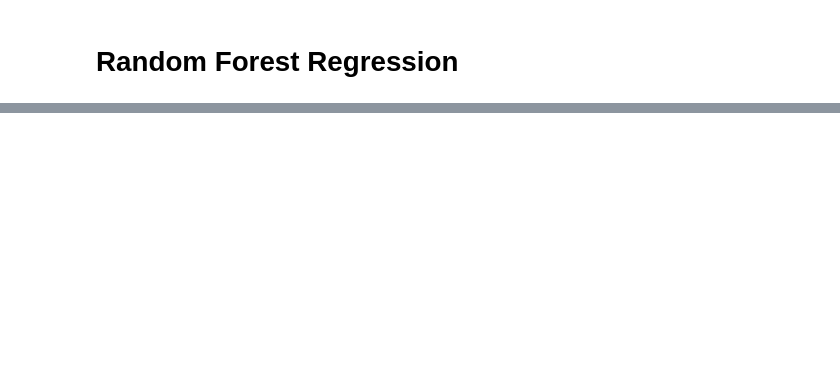
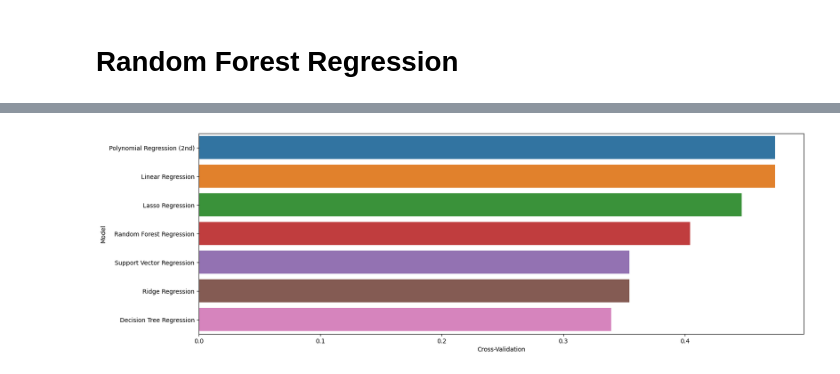
Before and after one commit to Victor-kithinji/Machine-Learning-Projects, a Jupyter notebook: HousingPrices.ipynb, the cells around one changed output, grey strips where cells are left out. Cells and saved outputs as stored; diff of their text form; code cells hidden in the pictures; blank space fills up the shorter version.

Commit message:
Regression models

```diff
--- a/HousingPrices.ipynb
+++ b/HousingPrices.ipynb
@@ -260,2 +319,6 @@ print('RMSE: ', rmse_ridge)
 # %% [markdown]
 # Random Forest Regression
+# %%
+from sklearn.ensemble import RandomForestRegressor
+rf = RandomForestRegressor(n_estimators= 500)
+rf.fit(X_train, y_train)
@@ -262,19 +327,19 @@ print('RMSE: ', rmse_ridge)
 # %%
 # Predicting the cross validationscore of the test results
-cv_ridge = cross_val_score(estimator=lasso, X=X_train, y=y_train)
+cv_rf = cross_val_score(estimator=rf, X=X_train, y=y_train)
 
 # Predicting r2 score of the training set
-y_pred_ridge_train = ridge.predict(X_train)
-r2_score_ridge_train = r2_score(y_train, y_pred_ridge_train)
+y_pred_rf_train = rf.predict(X_train)
+r2_score_rf_train = r2_score(y_train, y_pred_rf_train)
 
 # Predicting r2 score of the testing set
-y_pred_ridge_test = ridge.predict(X_test)
-r2_score_ridge_test = r2_score(y_test, y_pred_ridge_test)
+y_pred_rf_test = rf.predict(X_test)
+r2_score_rf_test = r2_score(y_test, y_pred_rf_test)
 
 # Predicting RMSE of the test set results
-rmse_ridge = (np.sqrt(mean_squared_error(y_test, y_pred_ridge_test)))
+rmse_rf = (np.sqrt(mean_squared_error(y_test, y_pred_rf_test)))
 
-print('CV: ', cv_ridge.mean())
-print('r2 score(train): ',r2_score_ridge_train)
-print('r2 score(test): ',r2_score_ridge_test)
-print('RMSE: ', rmse_ridge)
+print('CV: ', cv_rf.mean())
+print('r2 score(train): ',r2_score_rf_train)
+print('r2 score(test): ',r2_score_rf_test)
+print('RMSE: ', rmse_rf)
@@ -280,0 +351,12 @@ print('RMSE: ', rmse_ridge)
+# %%
+models = [('Linear Regression', rmse_linear, r2_score_linear_train, r2_score_linear_test, cv_linear.mean()),
+          ('Polynomial Regression (2nd)', rmse_poly2, r2_score_poly2_train, r2_score_poly2_test, cv_poly2.mean()),
+          ('Ridge Regression', rmse_ridge, r2_score_ridge_train, r2_score_ridge_test, cv_ridge.mean()),
+          ('Lasso Regression', rmse_lasso, r2_score_lasso_train, r2_score_lasso_test, cv_lasso.mean()),
+          ('Support Vector Regression', rmse_svr, r2_score_svr_train, r2_score_svr_test, cv_svr.mean()),
+          ('Decision Tree Regression', rmse_dtr, r2_score_dtr_train, r2_score_dtr_test, cv_dtr.mean()),
+          ('Random Forest Regression', rmse_rf, r2_score_rf_train, r2_score_rf_test, cv_rf.mean())
+         ]
+# %%
+predict = pd.DataFrame(data = models, columns=['Model', 'RMSE', 'R2_Score(training)', 'R2_Score(test)', 'Cross-Validation'])
+predict
@@ -280,0 +372,8 @@ print('RMSE: ', rmse_ridge)
+# %%
+plt.figure(figsize=(18, 6))
+plt.subplot(111)
+predict.sort_values(['Cross-Validation'], ascending=False, inplace=True)
+sns.barplot(x='Cross-Validation', y='Model', data=predict)
+plt.show()
+# %% [output]
+[figure, added]
```
Also changed, not shown: parts of 18 cells of this notebook.
